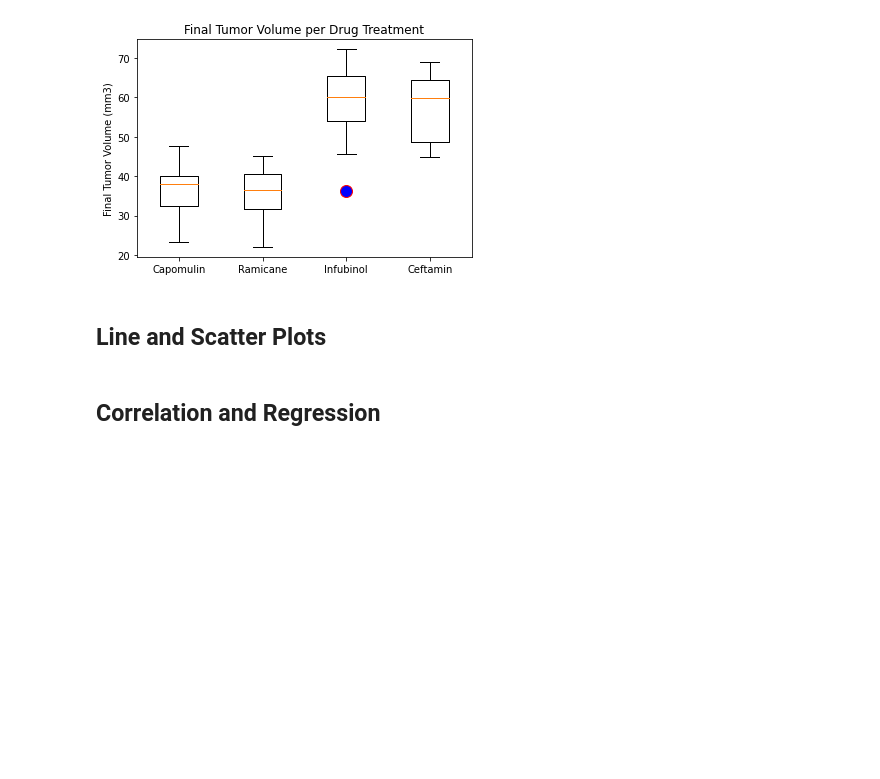
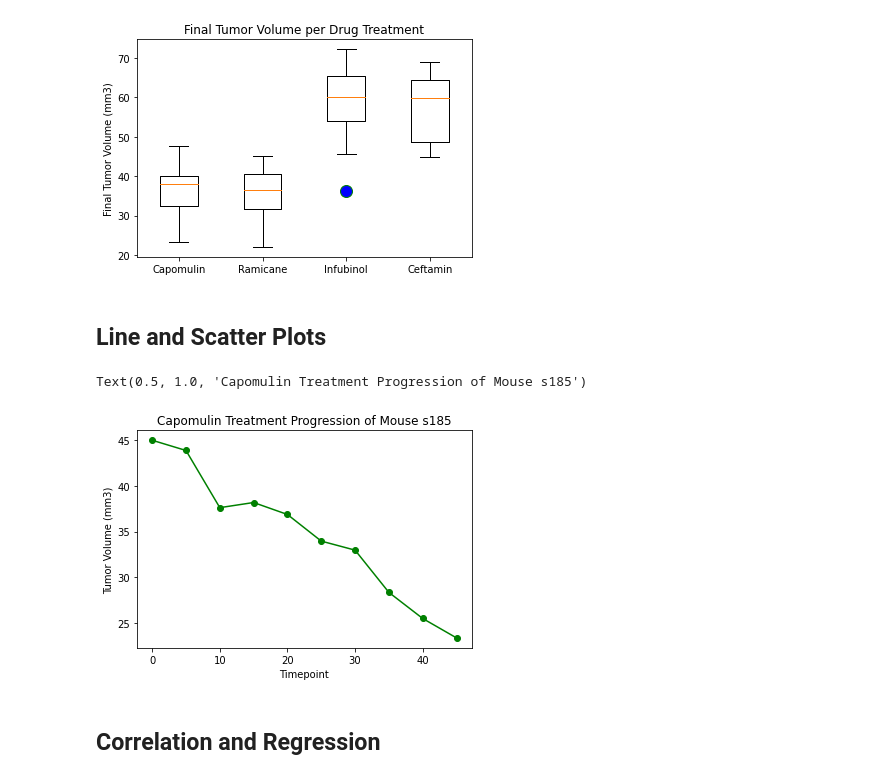
Before and after one commit to tatianafrattale/matplotlib-challenge, a Jupyter notebook: pymaceuticals_starter.ipynb, the cells around one changed output. Drawn from its saved outputs; the diff is of its cells as text; code cells hidden in the pictures; blank space fills up the shorter version.

Commit message:
line plot for one mouse

```diff
--- a/pymaceuticals_starter.ipynb
+++ b/pymaceuticals_starter.ipynb
@@ -289,3 +287,18 @@ plt.xticks([1, 2, 3, 4], ['Capomulin', 'Ramicane', 'Infubinol', 'Ceftamin'])
+# %%
+# Generate a line plot of tumor volume vs. time point for a mouse treated with Capomulin
+# Locate a mouse that had this treatment
+cap_df = mouse_df.loc[mouse_df["Drug Regimen"] == "Capomulin"]
+cap_df.head()
+# Grab data from mouse by mouse id
+cap_mouse = mouse_df.loc[mouse_df['Mouse ID'] == "s185"]
+# Generate line plot
+plt.plot(cap_mouse['Timepoint'], cap_mouse['Tumor Volume (mm3)'], marker= "o", color = "green")
+plt.xlabel("Timepoint")
+plt.ylabel("Tumor Volume (mm3)")
+plt.title("Capomulin Treatment Progression of Mouse s185")
+# %% [output]
+Text(0.5, 1.0, 'Capomulin Treatment Progression of Mouse s185')
+[figure, added]
 # %%
 # Generate a scatter plot of average tumor volume vs. mouse weight for the Capomulin regimen
 # %% [markdown]
```
Also changed, not shown: parts of 3 cells of this notebook.
